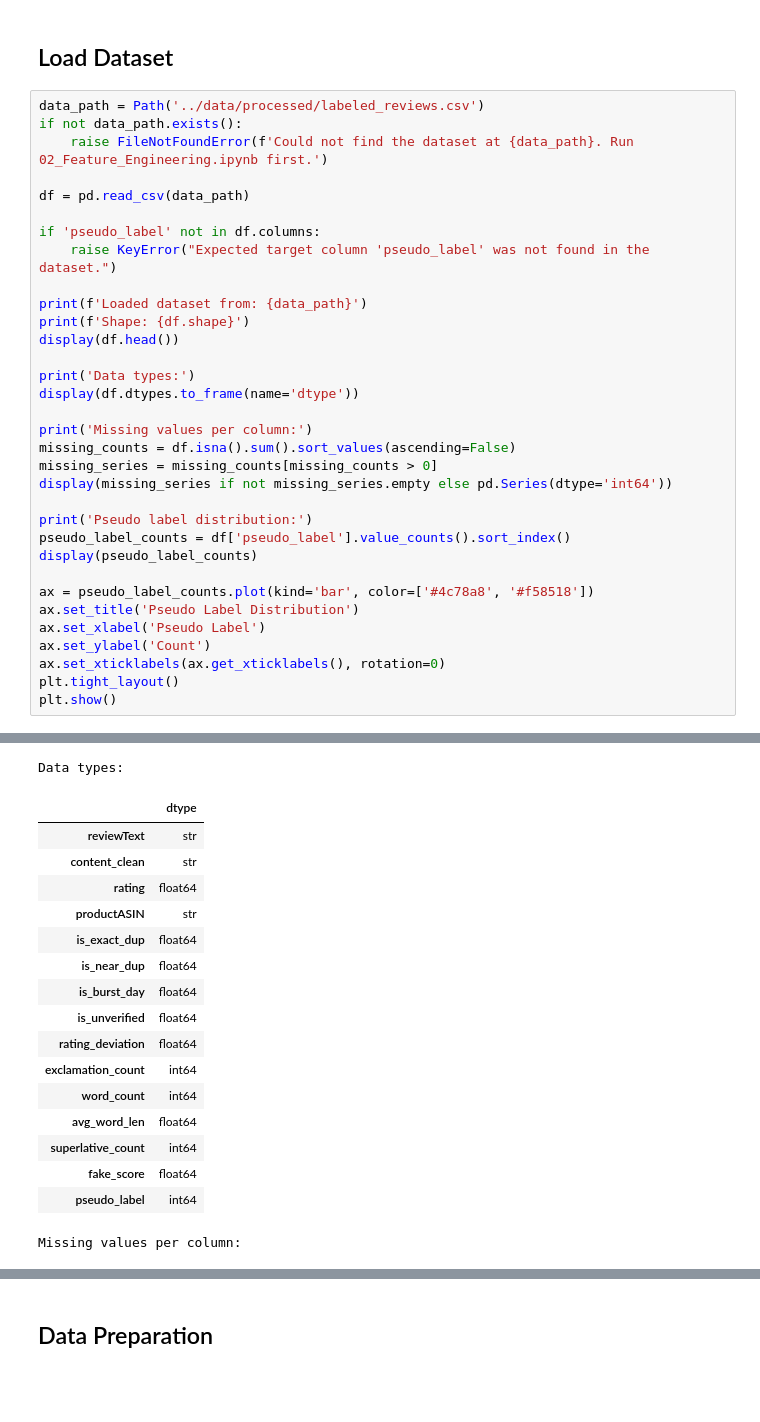
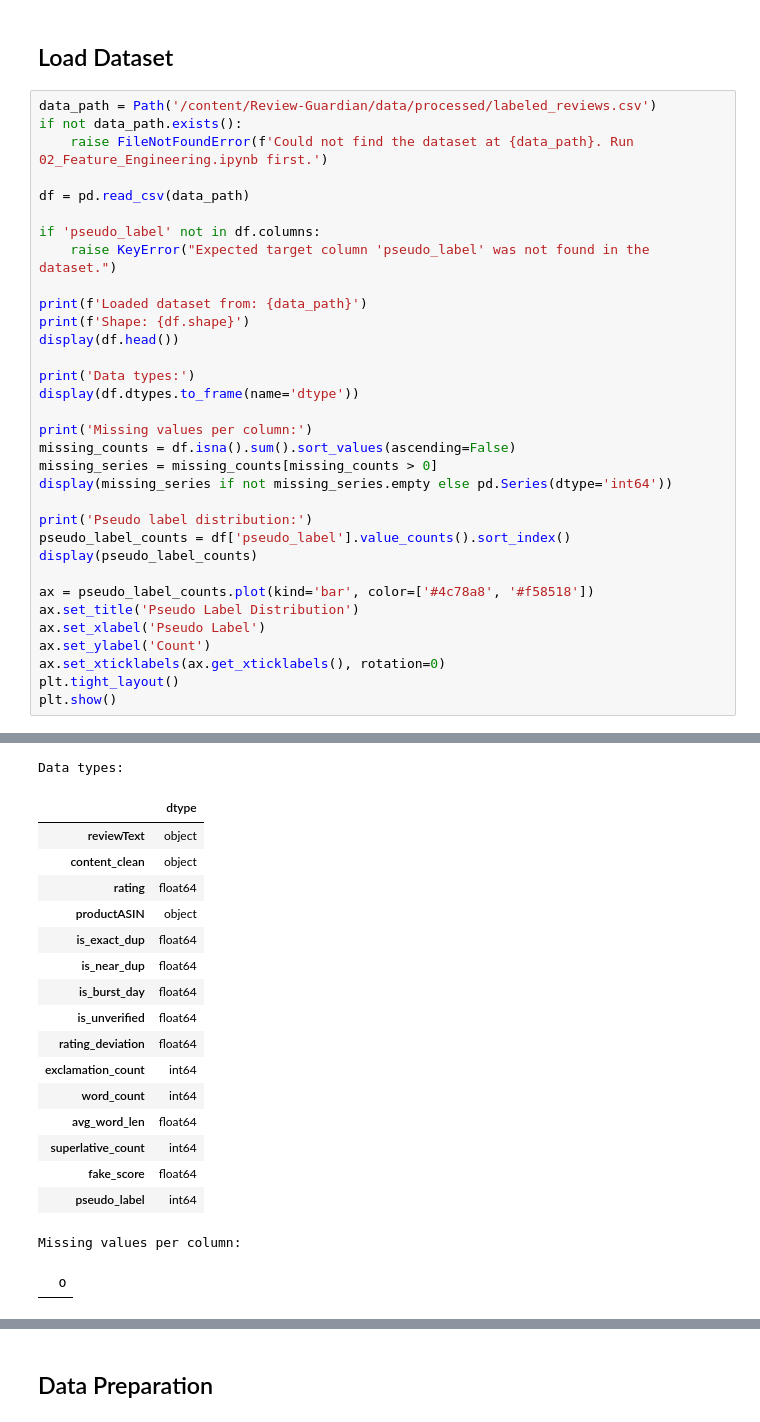
Before and after one commit to Camelia-Tribeche/Review-Guardian, a Jupyter notebook: notebooks/03_Classic_ML.ipynb, the cells around one changed output, grey strips where cells are left out. Cells and saved outputs as stored; diff of their text form; blank space fills up the shorter version.

```diff
--- a/notebooks/03_Classic_ML.ipynb
+++ b/notebooks/03_Classic_ML.ipynb
@@ -37,7 +37,7 @@ plt.rcParams['figure.figsize'] = (10, 6)
 # %% [markdown]
 ## Load Dataset
 # %%
-data_path = Path('../data/processed/labeled_reviews.csv')
+data_path = Path('/content/Review-Guardian/data/processed/labeled_reviews.csv')
 if not data_path.exists():
     raise FileNotFoundError(f'Could not find the dataset at {data_path}. Run 02_Feature_Engineering.ipynb first.')
 
@@ -74,16 +74,16 @@ Loaded dataset from: ../data/processed/labeled_reviews.csv
 Shape: (6232, 15)
 |  | reviewText | content_clean | rating | productASIN | is_exact_dup | is_near_dup | is_burst_day | ... |
 | 0 | ‚úçÔ∏è The COOFANDY Men's Polo Sh... | the coofandy men's polo shirt is ... | 5.0 | B0DLGB4RYH | 0.0 | 0.0 | 1.0 | ... |
 | 1 | I love these. They look good. The... | i love these. they look good. the... | 5.0 | B0DRXF62JH | 0.0 | 0.0 | 1.0 | ... |
 | 2 | My expectations were low -- how g... | my expectations were low -- how g... | 4.0 | B0DRXF62JH | 0.0 | 0.0 | 1.0 | ... |
 | 3 | This 3-pack of multi-color shirts... | this 3-pack of multi-color shirts... | 5.0 | B0DRXF62JH | 0.0 | 0.0 | 1.0 | ... |
 | 4 | With these three polo shirts I wa... | with these three polo shirts i wa... | 5.0 | B0DRXF62JH | 0.0 | 0.0 | 1.0 | ... |
 Data types:
 |  | dtype |
-| reviewText | str |
-| content_clean | str |
+| reviewText | object |
+| content_clean | object |
 | rating | float64 |
-| productASIN | str |
+| productASIN | object |
 | is_exact_dup | float64 |
 | is_near_dup | float64 |
 | is_burst_day | float64 |
@@ -96,3 +96,4 @@ Data types:
 | fake_score | float64 |
 | pseudo_label | int64 |
 Missing values per column:
+|  | 0 |
```
Also changed, not shown: parts of 7 cells of this notebook.
